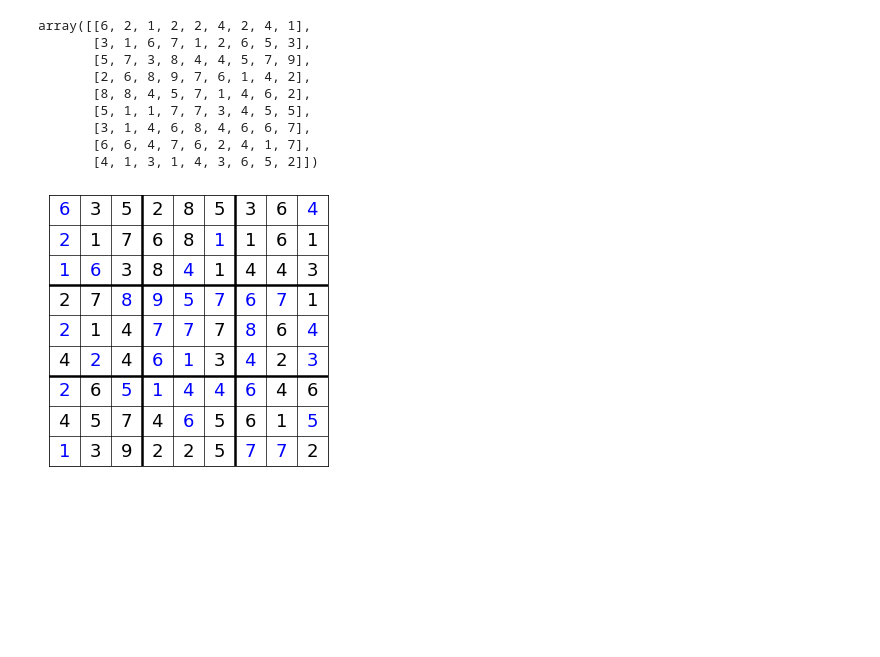
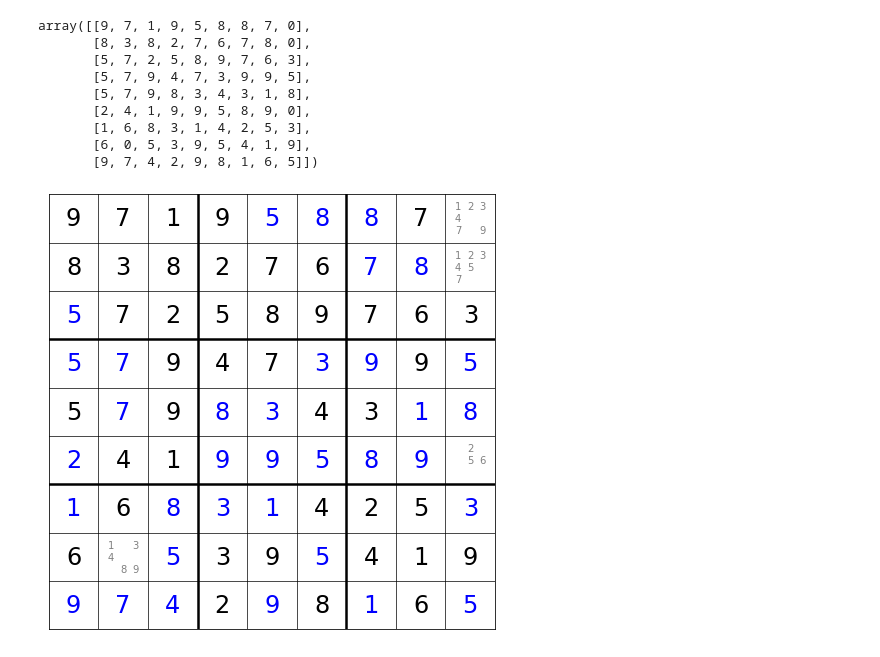
Before and after one commit to abeken0713/Sudoku, a Jupyter notebook: SudokuVisualize.ipynb, the cells around one changed output. Drawn from its saved outputs; the diff is of its cells as text; code cells hidden in the pictures; blank space fills up the shorter version.

```diff
--- a/SudokuVisualize.ipynb
+++ b/SudokuVisualize.ipynb
@@ -3,35 +3,47 @@ import numpy as np
 import matplotlib.pyplot as plt
 %matplotlib inline
 # %%
-x = np.random.randint(1, 10, (9, 9))
+x = np.random.randint(0, 10, (9, 9))
 x
 # %% [output]
-array([[6, 2, 1, 2, 2, 4, 2, 4, 1],
-       [3, 1, 6, 7, 1, 2, 6, 5, 3],
-       [5, 7, 3, 8, 4, 4, 5, 7, 9],
-       [2, 6, 8, 9, 7, 6, 1, 4, 2],
-       [8, 8, 4, 5, 7, 1, 4, 6, 2],
-       [5, 1, 1, 7, 7, 3, 4, 5, 5],
-       [3, 1, 4, 6, 8, 4, 6, 6, 7],
-       [6, 6, 4, 7, 6, 2, 4, 1, 7],
-       [4, 1, 3, 1, 4, 3, 6, 5, 2]])
+array([[9, 7, 1, 9, 5, 8, 8, 7, 0],
+       [8, 3, 8, 2, 7, 6, 7, 8, 0],
+       [5, 7, 2, 5, 8, 9, 7, 6, 3],
+       [5, 7, 9, 4, 7, 3, 9, 9, 5],
+       [5, 7, 9, 8, 3, 4, 3, 1, 8],
+       [2, 4, 1, 9, 9, 5, 8, 9, 0],
+       [1, 6, 8, 3, 1, 4, 2, 5, 3],
+       [6, 0, 5, 3, 9, 5, 4, 1, 9],
+       [9, 7, 4, 2, 9, 8, 1, 6, 5]])
 # %%
 default = np.random.rand(9, 9) > 0.5
+# %%
+draft = np.random.randint(0, 2, [9, 9, 9], dtype=bool)
 # %%
-plt.figure(figsize=(5, 5))
-plt.xticks([])
-plt.yticks([])
-plt.xlim([-0.5, 8.5])
-plt.ylim([8.5, -0.5])
-for i in range(1, 9):
-    lw = .7 if i % 3 else 2.5
-    plt.plot([-0.5, 8.5], [i-0.5, i-0.5], "k-", lw=lw)  # horizontal
-    plt.plot([i-0.5, i-0.5], [-0.5, 8.5], "k-", lw=lw)  # vertical
+def plotTable(x, default, draft):
+    plt.figure(figsize=(8, 8))
+    plt.xticks([])
+    plt.yticks([])
+    plt.xlim([-0.5, 8.5])
+    plt.ylim([8.5, -0.5])
+    for i in range(1, 9):
+        lw = .7 if i % 3 else 2.5
+        plt.plot([-0.5, 8.5], [i-0.5, i-0.5], "k-", lw=lw)  # horizontal
+        plt.plot([i-0.5, i-0.5], [-0.5, 8.5], "k-", lw=lw)  # vertical
 
-for i in range(9):
-    for j in range(9):
-        if x[i, j] != 0:
-            c = "black" if default[i, j] else "blue"
-            plt.text(i, j, str(x[i, j]), horizontalalignment="center", verticalalignment="center", fontsize=18, color=c)
+    for i in range(9):
+        for j in range(9):
+            if x[i, j] != 0:
+                c = "black" if default[i, j] else "blue"
+                plt.text(j, i, str(x[i, j]),
+                         horizontalalignment="center", verticalalignment="center", fontsize=24, color=c)
+            else:
+                for k in range(9):
+                    if draft[i, j, k]:
+                        plt.text(j+((k%3)-1)/4, i+((k//3)-1)/4,
+                                 str(k+1),
+                                 horizontalalignment="center", verticalalignment="center", fontsize=10, color="gray")
-# %% [output]
-[figure, removed]
+# %%
+plotTable(x, default, draft)
+# %% [output]
+[figure, added]
```
Also changed, not shown: parts of 9 cells of this notebook.
